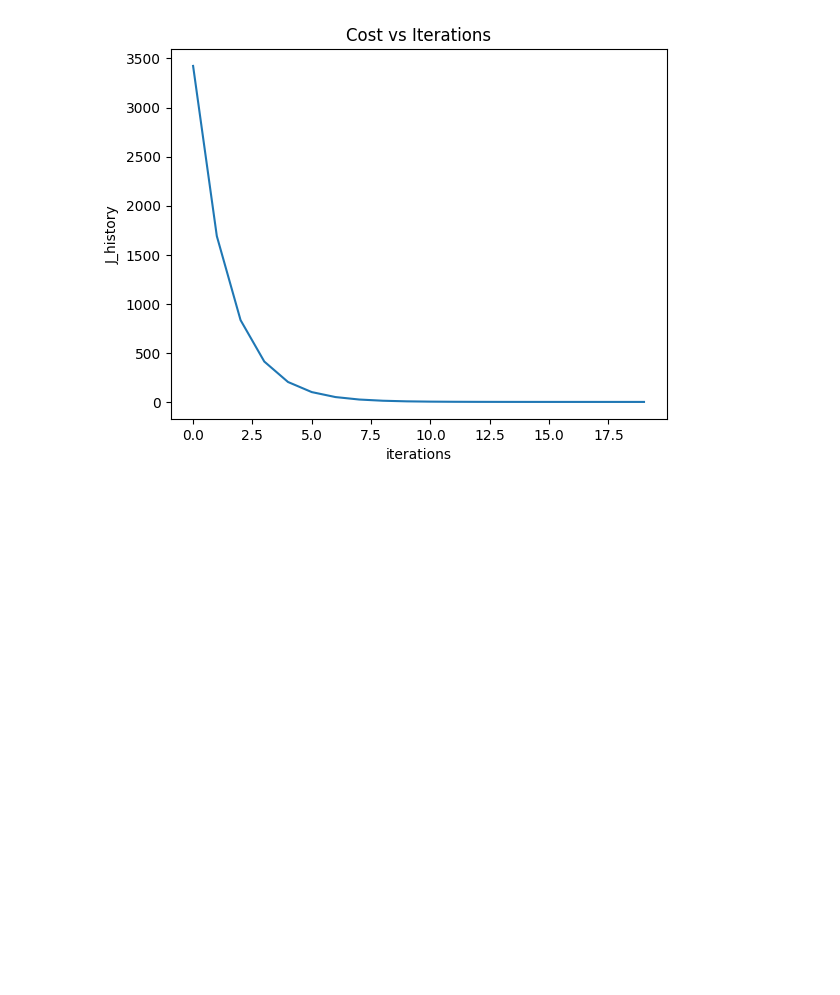
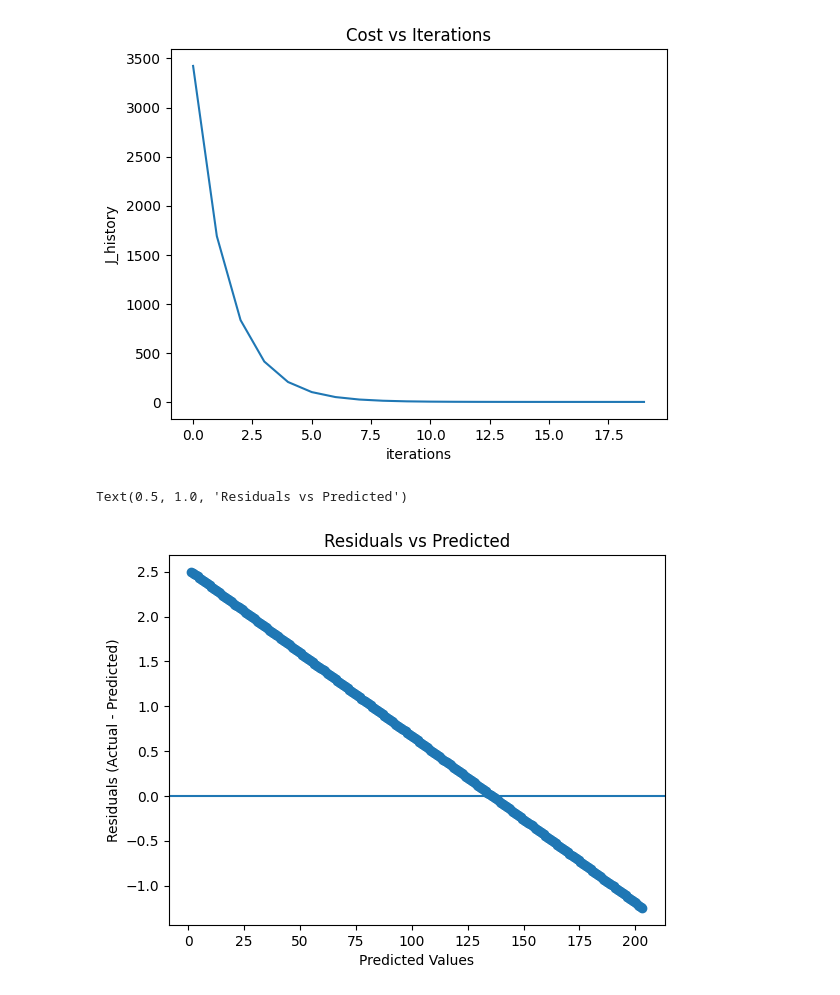
Before and after one commit to believeelikem/regression-from-scratch-one-feature, a Jupyter notebook: practice.ipynb, the cells around one changed output. Saved outputs shown, nothing was run; the diff lists cells and outputs as text; code cells hidden in the pictures; blank space fills up the shorter version.

Commit message:
plotted resisuals vs predicted

```diff
--- a/practice.ipynb
+++ b/practice.ipynb
@@ -94,3 +94,15 @@ plt.title("Cost vs Iterations")
 # %% [output]
 Text(0.5, 1.0, 'Cost vs Iterations')
 [figure]
+# %%
+residuals = y - predictions
+# %%
+plt.figure()
+plt.scatter(predictions, residuals)
+plt.axhline(0)
+plt.xlabel("Predicted Values")
+plt.ylabel("Residuals (Actual - Predicted)")
+plt.title("Residuals vs Predicted")
+# %% [output]
+Text(0.5, 1.0, 'Residuals vs Predicted')
+[figure, added]
```
